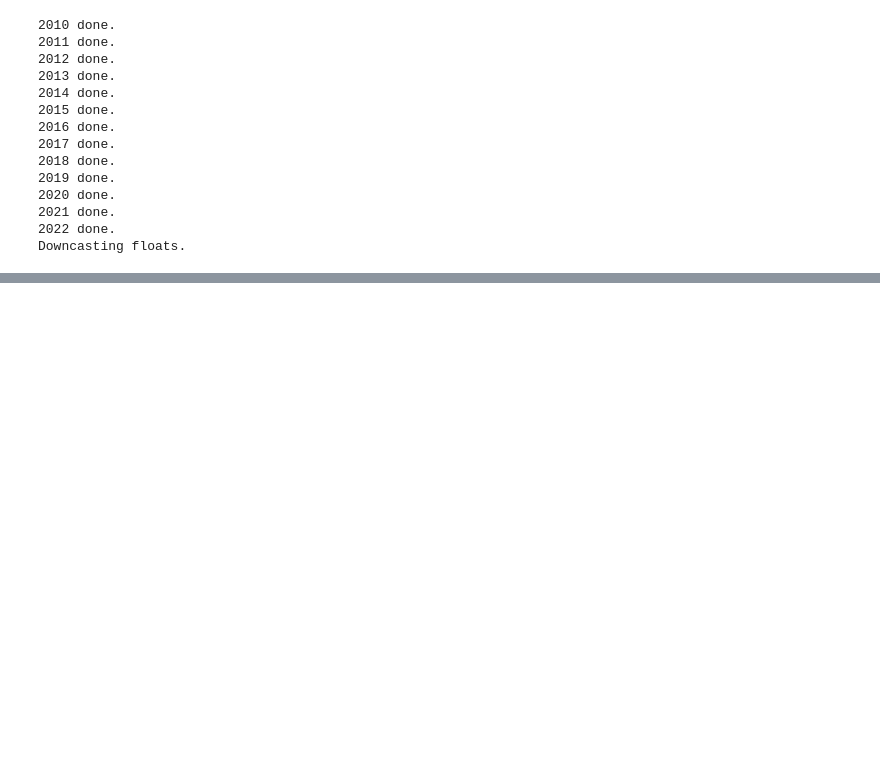
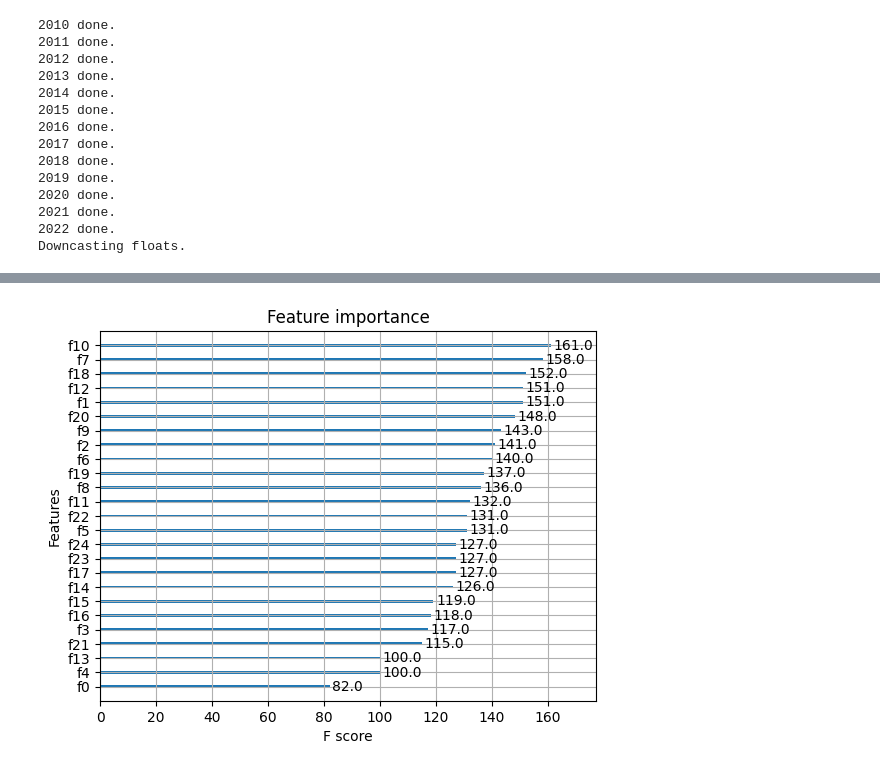
Before and after one commit to zachaustin01/sewer-nfl, a Jupyter notebook: models/pe1/notebooks/discovery.ipynb, the cells around one changed output, grey strips where cells are left out. Drawn from its saved outputs; the diff is of its cells as text; code cells hidden in the pictures; blank space fills up the shorter version.

```diff
--- a/models/pe1/notebooks/discovery.ipynb
+++ b/models/pe1/notebooks/discovery.ipynb
@@ -68,0 +71,8 @@ X_train, X_test, y_train, y_test = train_test_split(X, y_transform, random_state
+# %%
+from sklearn.compose import ColumnTransformer
+
+full_processor = ColumnTransformer(
+    transformers=[
+        ("numeric", numeric_pipeline, num_cols)
+    ]
+)
@@ -68,0 +82,7 @@ X_train, X_test, y_train, y_test = train_test_split(X, y_transform, random_state
+# %%
+# Note, do train test split first
+train_mask = final_model_data['season']!=2022
+X_tr = X[train_mask]
+X_te = X[~train_mask]
+y_train = y[train_mask]
+y_test = np.array(y[~train_mask])
@@ -98,0 +211,7 @@ results
+# %%
+from xgboost import plot_importance
+
+plot_importance(final_cl)
+plt.show()
+# %% [output]
+[figure, added]
```
Also changed, not shown: parts of 26 cells of this notebook, 2 other files.
